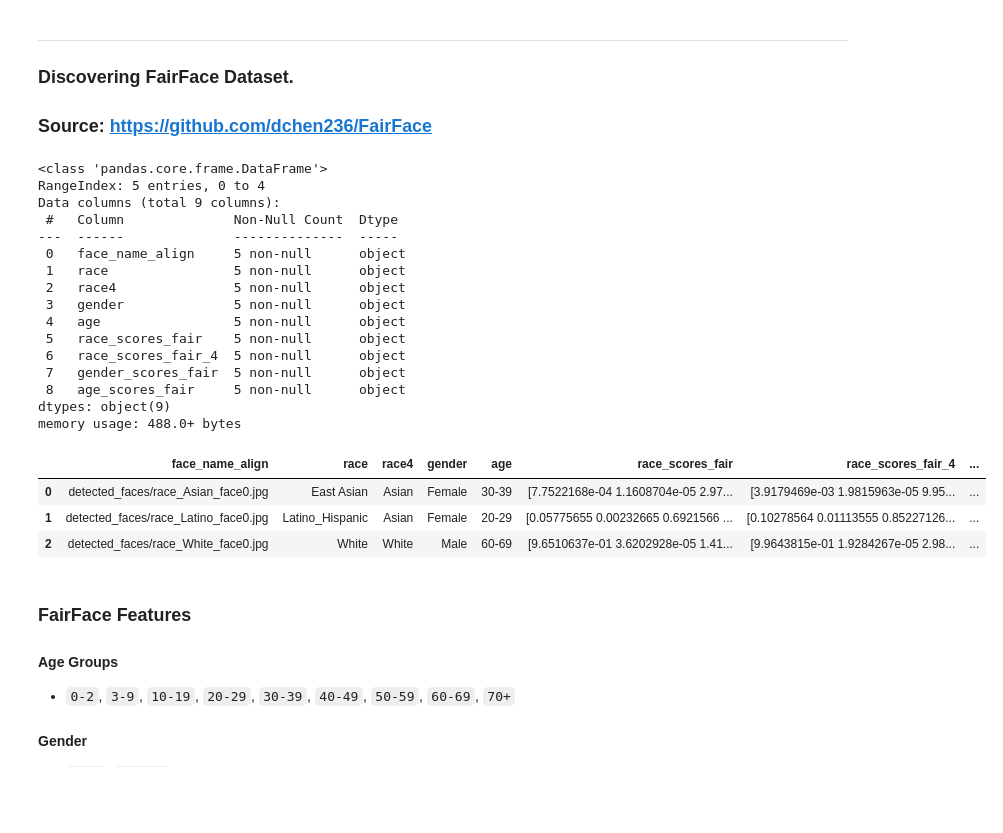
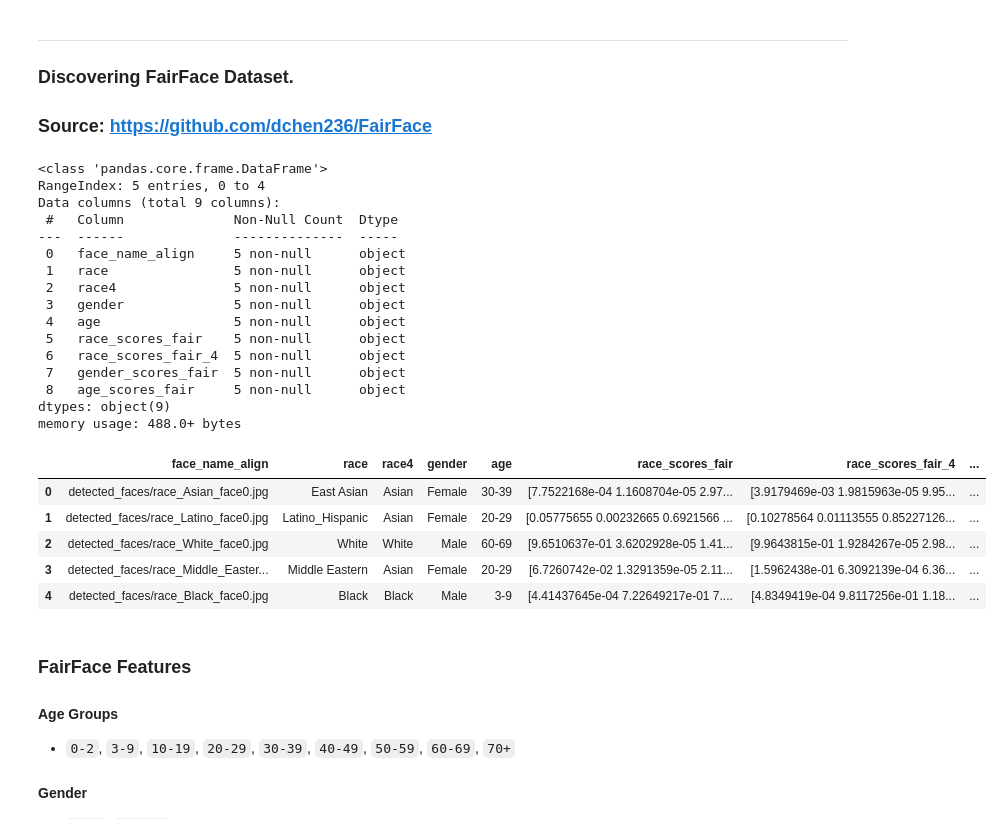
Before and after one commit to malkhawaldeh/Smart-Surveillance-System, a Jupyter notebook: final_project.ipynb, the cells around one changed output. Drawn from its saved outputs; the diff is of its cells as text; code cells hidden in the pictures; blank space fills up the shorter version.

```diff
--- a/final_project.ipynb
+++ b/final_project.ipynb
@@ -616,33 +773,35 @@ sns.heatmap(corr_mat)
 # %%
 import pandas as pd
 
 url = "https://raw.githubusercontent.com/dchen236/FairFace/master/test_outputs.csv"
 fairface_df = pd.read_csv(url)
 
 # Inspect structure
 fairface_df.info()
-fairface_df.head(3)
+fairface_df.head(100)
 # %% [output]
 <class 'pandas.core.frame.DataFrame'>
 RangeIndex: 5 entries, 0 to 4
 Data columns (total 9 columns):
  #   Column              Non-Null Count  Dtype
 ---  ------              --------------  -----
  0   face_name_align     5 non-null      object
  1   race                5 non-null      object
  2   race4               5 non-null      object
  3   gender              5 non-null      object
  4   age                 5 non-null      object
  5   race_scores_fair    5 non-null      object
  6   race_scores_fair_4  5 non-null      object
  7   gender_scores_fair  5 non-null      object
  8   age_scores_fair     5 non-null      object
 dtypes: object(9)
 memory usage: 488.0+ bytes
 |  | face_name_align | race | race4 | gender | age | race_scores_fair | race_scores_fair_4 | ... |
 | 0 | detected_faces/race_Asian_face0.jpg | East Asian | Asian | Female | 30-39 | [7.7522168e-04 1.1608704e-05 2.97... | [3.9179469e-03 1.9815963e-05 9.95... | ... |
 | 1 | detected_faces/race_Latino_face0.jpg | Latino_Hispanic | Asian | Female | 20-29 | [0.05775655 0.00232665 0.6921566 ... | [0.10278564 0.01113555 0.85227126... | ... |
 | 2 | detected_faces/race_White_face0.jpg | White | White | Male | 60-69 | [9.6510637e-01 3.6202928e-05 1.41... | [9.9643815e-01 1.9284267e-05 2.98... | ... |
+| 3 | detected_faces/race_Middle_Easter... | Middle Eastern | Asian | Female | 20-29 | [6.7260742e-02 1.3291359e-05 2.11... | [1.5962438e-01 6.3092139e-04 6.36... | ... |
+| 4 | detected_faces/race_Black_face0.jpg | Black | Black | Male | 3-9 | [4.41437645e-04 7.22649217e-01 7.... | [4.8349419e-04 9.8117256e-01 1.18... | ... |
 # %% [markdown]
 ###  FairFace Features
 
```
Also changed, not shown: parts of 12 cells of this notebook.
